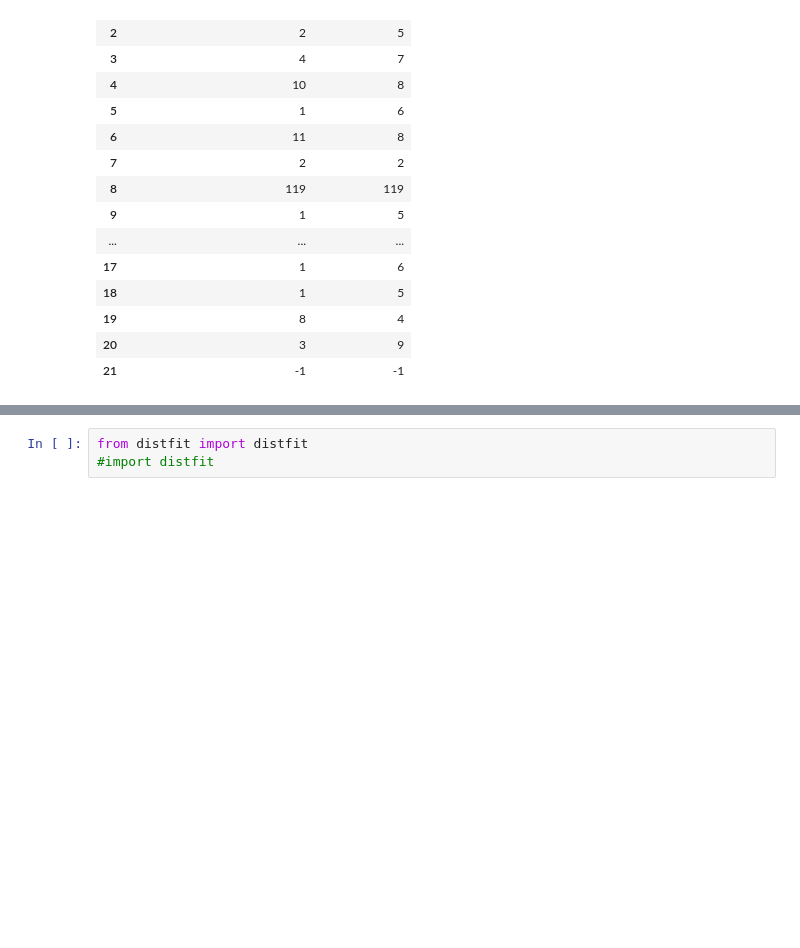
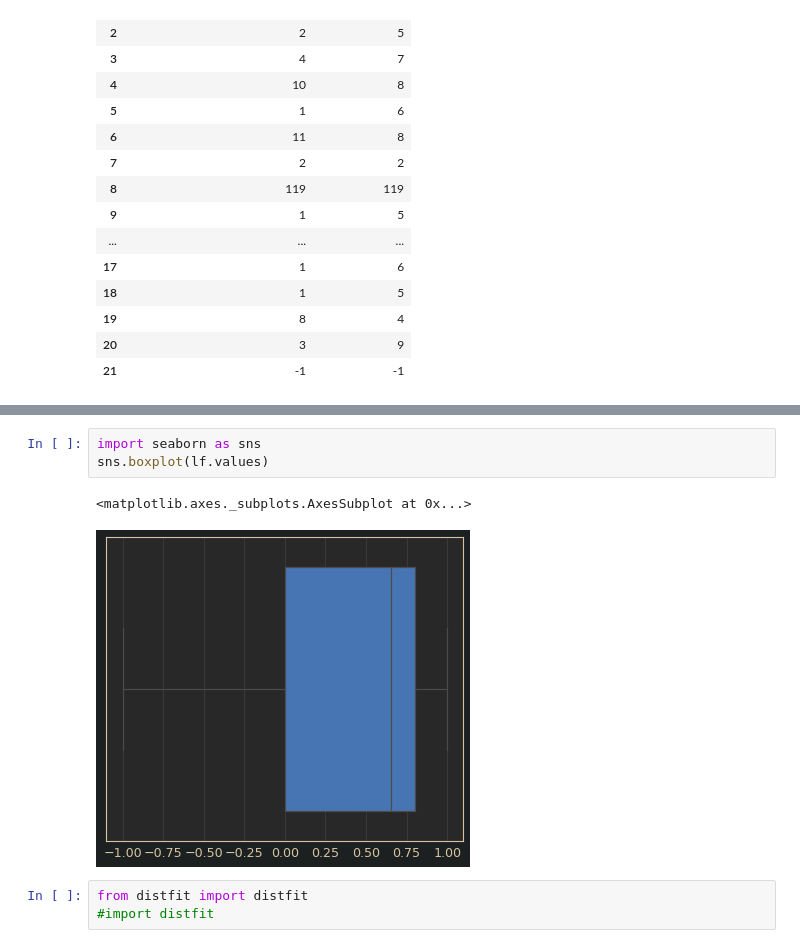
Before and after one commit to zeroknowledgediscovery/emergenet, a Jupyter notebook: tex/Figures/plotdata/ntb_seasonal_results/Untitled.ipynb, the cells around one changed output, grey strips where cells are left out. Saved outputs shown, nothing was run; the diff lists cells and outputs as text; blank space fills up the shorter version.

```diff
--- a/tex/Figures/plotdata/ntb_seasonal_results/Untitled.ipynb
+++ b/tex/Figures/plotdata/ntb_seasonal_results/Untitled.ipynb
@@ -62,3 +123,9 @@ lf.hist()
+# %%
+import seaborn as sns
+sns.boxplot(lf.values)
+# %% [output]
+<matplotlib.axes._subplots.AxesSubplot at 0x...>
+[figure, added]
 # %%
 from distfit import distfit
 #import distfit
```
Also changed, not shown: parts of 10 cells of this notebook, 13 other files.
